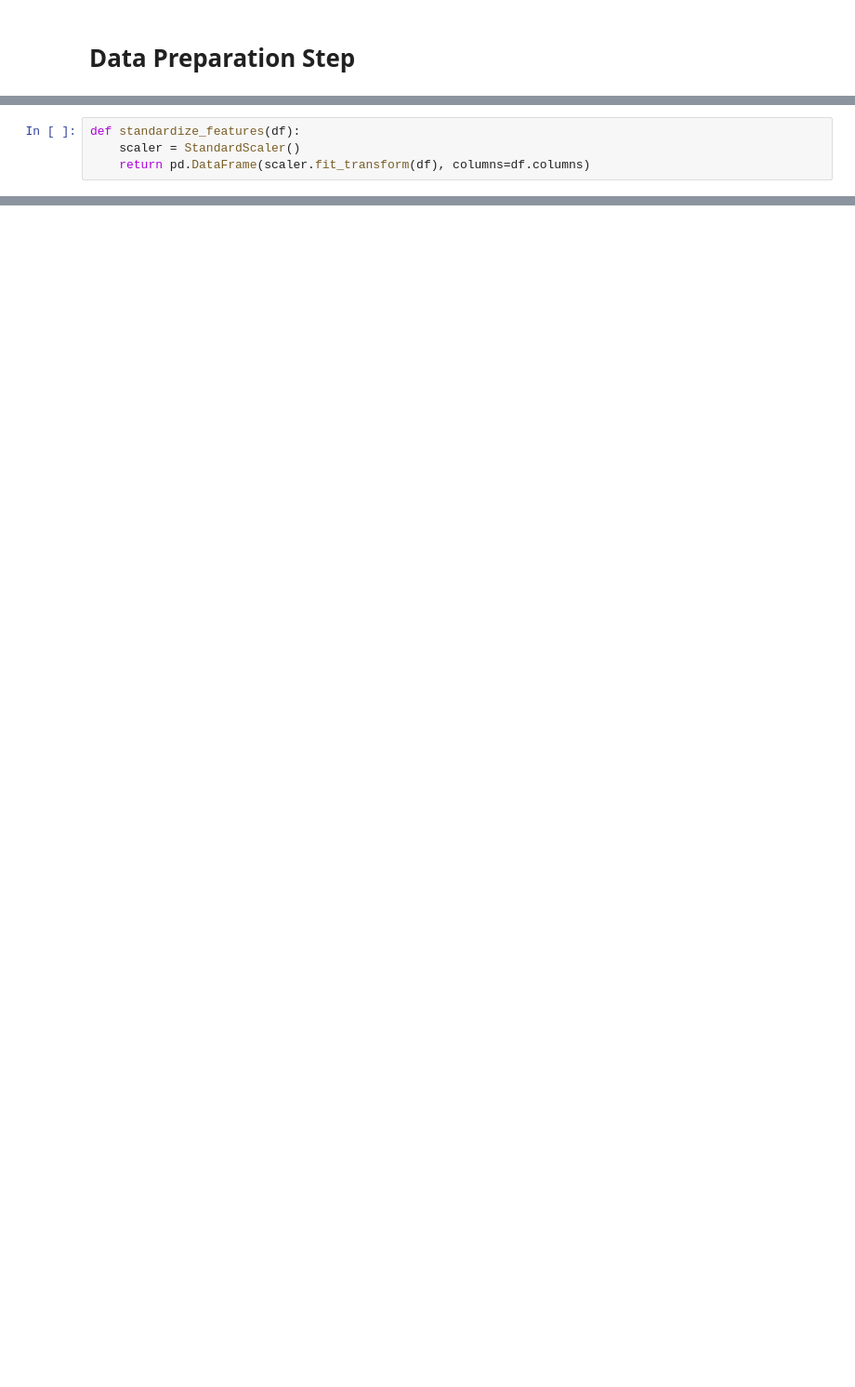
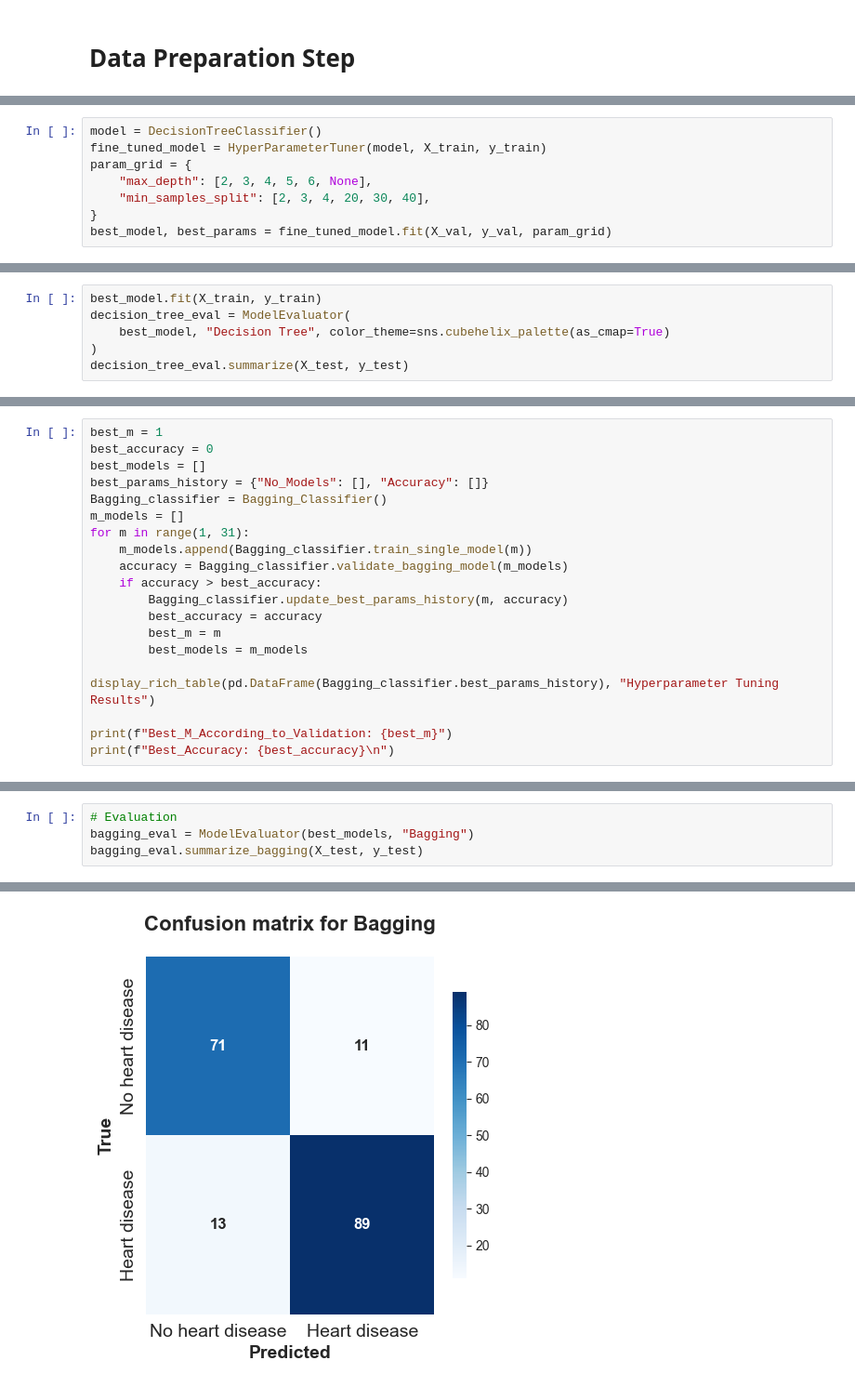
Before and after one commit to HagerMelook/Heart-Failure-Classification, a Jupyter notebook: DataPrepStep.ipynb, the cells around one changed output, grey strips where cells are left out. Shown at 93% size. Drawn from its saved outputs; the diff is of its cells as text; blank space fills up the shorter version.

```diff
--- a/DataPrepStep.ipynb
+++ b/DataPrepStep.ipynb
@@ -46,4 +202,0 @@ def encode_categorical_columns(df, categorical_columns):
-# %%
-def standardize_features(df):
-    scaler = StandardScaler()
-    return pd.DataFrame(scaler.fit_transform(df), columns=df.columns)
@@ -170,0 +589,8 @@ def classify_knn(X_train, X_val, X_test, y_train, y_val, y_test):
+# %%
+model = DecisionTreeClassifier()
+fine_tuned_model = HyperParameterTuner(model, X_train, y_train)
+param_grid = {
+    "max_depth": [2, 3, 4, 5, 6, None],
+    "min_samples_split": [2, 3, 4, 20, 30, 40],
+}
+best_model, best_params = fine_tuned_model.fit(X_val, y_val, param_grid)
@@ -170,0 +608,6 @@ def classify_knn(X_train, X_val, X_test, y_train, y_val, y_test):
+# %%
+best_model.fit(X_train, y_train)
+decision_tree_eval = ModelEvaluator(
+    best_model, "Decision Tree", color_theme=sns.cubehelix_palette(as_cmap=True)
+)
+decision_tree_eval.summarize(X_test, y_test)
@@ -170,0 +700,20 @@ def classify_knn(X_train, X_val, X_test, y_train, y_val, y_test):
+# %%
+best_m = 1
+best_accuracy = 0
+best_models = []
+best_params_history = {"No_Models": [], "Accuracy": []}
+Bagging_classifier = Bagging_Classifier()
+m_models = []
+for m in range(1, 31):
+    m_models.append(Bagging_classifier.train_single_model(m))
+    accuracy = Bagging_classifier.validate_bagging_model(m_models)
+    if accuracy > best_accuracy:
+        Bagging_classifier.update_best_params_history(m, accuracy)
+        best_accuracy = accuracy
+        best_m = m
+        best_models = m_models
+
+display_rich_table(pd.DataFrame(Bagging_classifier.best_params_history), "Hyperparameter Tuning Results")
+
+print(f"Best_M_According_to_Validation: {best_m}")
+print(f"Best_Accuracy: {best_accuracy}\n")
@@ -170,0 +731,5 @@ def classify_knn(X_train, X_val, X_test, y_train, y_val, y_test):
+# %%
+# Evaluation
+bagging_eval = ModelEvaluator(best_models, "Bagging")
+bagging_eval.summarize_bagging(X_test, y_test)
+# %% [output]
@@ -170,0 +749 @@ def classify_knn(X_train, X_val, X_test, y_train, y_val, y_test):
+[figure, added]
```
Also changed, not shown: parts of 84 cells of this notebook.
